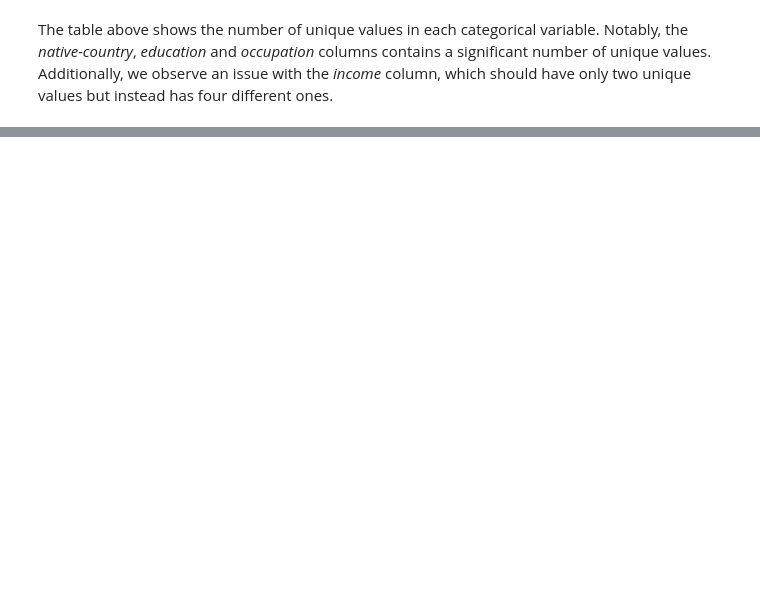
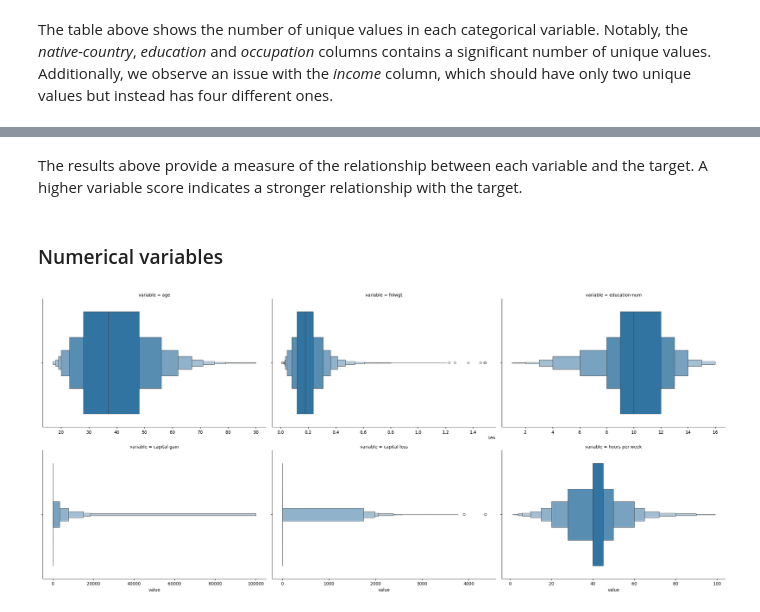
Before and after one commit to Toavina00/adult-uci-ml, a Jupyter notebook: adult.ipynb, the cells around one changed output, grey strips where cells are left out. Saved outputs shown, nothing was run; the diff lists cells and outputs as text; code cells hidden in the pictures; blank space fills up the shorter version.

```diff
--- a/adult.ipynb
+++ b/adult.ipynb
@@ -100,0 +178,18 @@ g.map(sns.barplot, "count", "value", orientation="horizontal");
+# %% [markdown]
+The results above provide a measure of the relationship between each variable and the target. A higher variable score indicates a stronger relationship with the target.
+# %% [markdown]
+### Numerical variables
+# %%
+g = sns.FacetGrid(
+    data=df.select_dtypes("int64").melt(),
+    col="variable",
+    col_wrap=3,
+    sharex=False,
+    sharey=False,
+    height=5,
+    aspect=1.5,
+)
+
+g.map(sns.boxenplot, "value", orient="horizontal");
+# %% [output]
+[figure, added]
```
Also changed, not shown: parts of 23 cells of this notebook.
